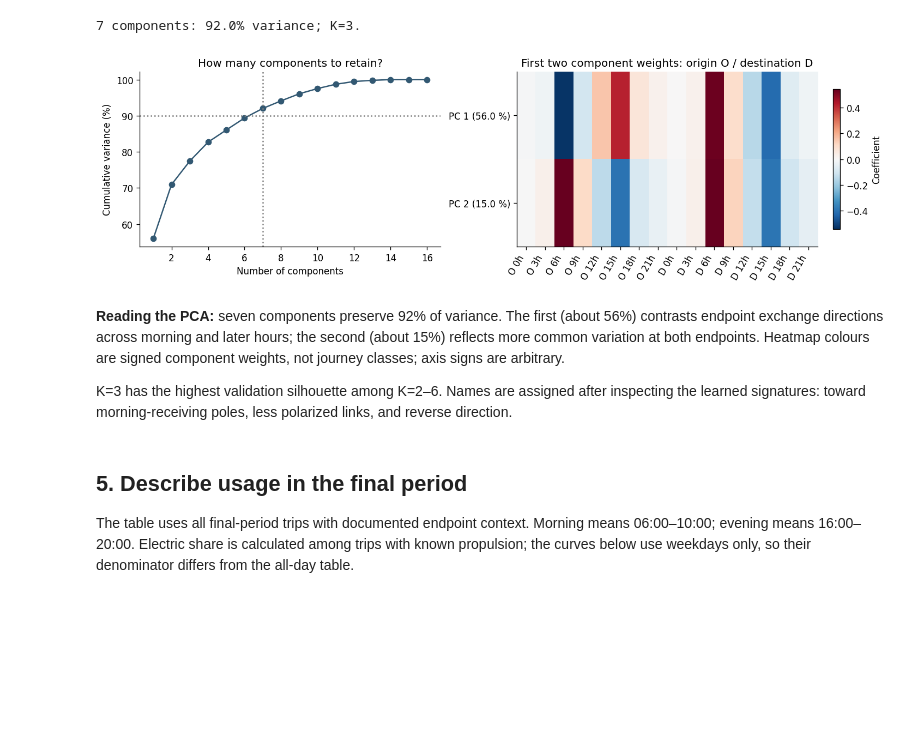
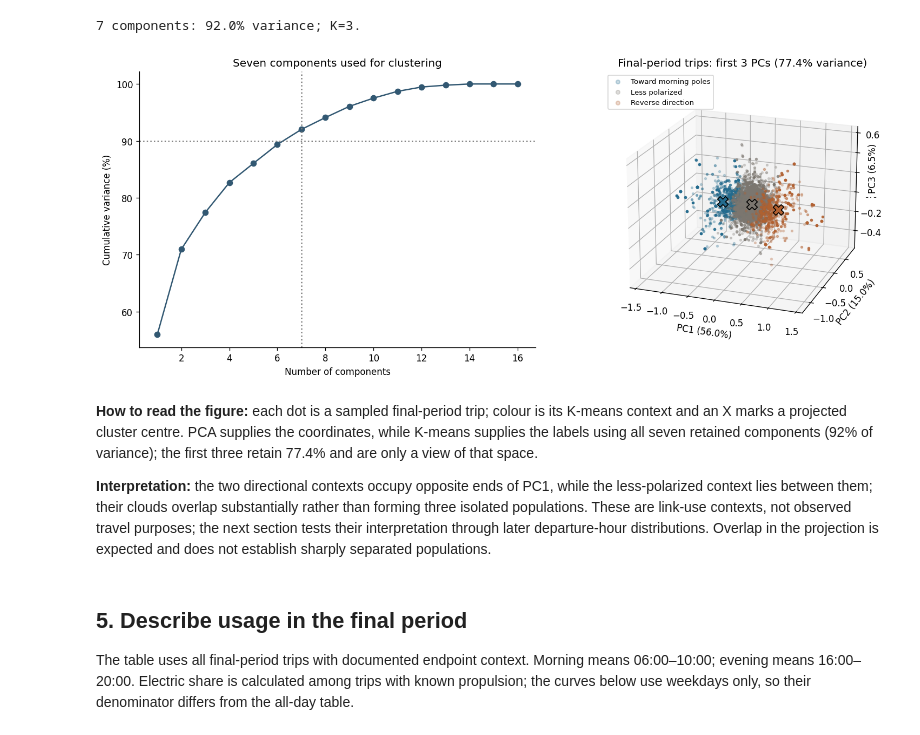
Before and after one commit to Wolf-IV/FML_Challenge_IMT_Forked, a Jupyter notebook: zaka/profils_trajets_3_2A.ipynb, the cells around one changed output. Saved outputs shown, nothing was run; the diff lists cells and outputs as text; code cells hidden in the pictures; blank space fills up the shorter version.

Commit message:
Visualize trip-link contexts in three PCA dimensions

```diff
--- a/zaka/profils_trajets_3_2A.ipynb
+++ b/zaka/profils_trajets_3_2A.ipynb
@@ -399,25 +401,45 @@ print(f'{flow_n_axes} components: {100*flow_pca.explained_variance_ratio_[:flow_
 | 6 | 0.179 | 4.830 |
 7 components: 92.0% variance; K=3.
 # %%
-fig,axes=plt.subplots(1,2,figsize=(12,3.5),layout='constrained')
-axes[0].plot(np.arange(1,17),100*flow_pca.explained_variance_ratio_.cumsum(),'o-',color='#325872')
-axes[0].axhline(90,color='grey',ls=':')
-axes[0].axvline(flow_n_axes,color='grey',ls=':')
-axes[0].set(xlabel='Number of components',ylabel='Cumulative variance (%)',title='How many components to retain?')
-loadings=flow_pca.components_[:2]
-bound=np.abs(loadings).max()
-im=axes[1].imshow(loadings,aspect='auto',cmap='RdBu_r',vmin=-bound,vmax=bound)
-axes[1].set_xticks(range(16),[f'O {3*i}h'for i in range(8)]+[f'D {3*i}h'for i in range(8)],rotation=60,ha='right')
-axes[1].set_yticks([0,1],[f'PC {i+1} ({100*flow_pca.explained_variance_ratio_[i]:.1f} %)'for i in range(2)])
-axes[1].set_title('First two component weights: origin O / destination D')
-fig.colorbar(im,ax=axes[1],label='Coefficient',shrink=.8)
+plot_indices = np.random.default_rng(42).choice(
+    flow_pools['test'], min(9000, len(flow_pools['test'])), replace=False)
+plot_labels = flow_trips.iloc[plot_indices].context_profile.to_numpy()
+profile_names = {1: 'Toward morning poles', 2: 'Less polarized', 3: 'Reverse direction'}
+profile_colors = {1: '#236b8e', 2: '#7b766f', 3: '#b26131'}
+variance = 100 * flow_pca.explained_variance_ratio_
+
+fig = plt.figure(figsize=(13, 5), layout='constrained')
+ax = fig.add_subplot(1, 2, 1)
+ax.plot(np.arange(1, 17), variance.cumsum(), 'o-', color='#325872')
+ax.axhline(90, color='grey', linestyle=':')
+ax.axvline(flow_n_axes, color='grey', linestyle=':')
+ax.set(xlabel='Number of components', ylabel='Cumulative variance (%)',
+       title='Seven components used for clustering')
+
+ax3d = fig.add_subplot(1, 2, 2, projection='3d', computed_zorder=False)
+for profile, name in profile_names.items():
+    points = flow_scores_all[plot_indices[plot_labels == profile], :3]
+    ax3d.scatter(points[:, 0], points[:, 1], points[:, 2], s=5, alpha=.25,
+                 color=profile_colors[profile], label=name, depthshade=False, zorder=1)
+for raw_label, profile in flow_mapping.items():
+    centre = flow_model.cluster_centers_[raw_label, :3]
+    ax3d.scatter(*centre, marker='X', s=140, color=profile_colors[profile],
+                 edgecolors='black', linewidths=1, depthshade=False, zorder=10)
+ax3d.set(xlabel=f'PC1 ({variance[0]:.1f}%)', ylabel=f'PC2 ({variance[1]:.1f}%)',
+         zlabel='',
+         title=f'Final-period trips: first 3 PCs ({variance[:3].sum():.1f}% variance)')
+ax3d.text2D(.99, .65, f'PC3 ({variance[2]:.1f}%)', transform=ax3d.transAxes,
+             rotation=90, ha='right', va='center', backgroundcolor='white')
+ax3d.yaxis.set_major_locator(plt.MaxNLocator(5))
+ax3d.view_init(elev=20, azim=-70)
+ax3d.legend(loc='upper left', fontsize=8, markerscale=2)
 plt.show()
 # %% [output]
-[figure, old version]
+[figure, new version]
 # %% [markdown]
-**Reading the PCA:** seven components preserve 92% of variance. The first (about 56%) contrasts endpoint exchange directions across morning and later hours; the second (about 15%) reflects more common variation at both endpoints. Heatmap colours are signed component weights, not journey classes; axis signs are arbitrary.
+**How to read the figure:** each dot is a sampled final-period trip; colour is its K-means context and an X marks a projected cluster centre. PCA supplies the coordinates, while K-means supplies the labels using all seven retained components (92% of variance); the first three retain 77.4% and are only a view of that space.
 
-K=3 has the highest validation silhouette among K=2–6. Names are assigned after inspecting the learned signatures: toward morning-receiving poles, less polarized links, and reverse direction.
+**Interpretation:** the two directional contexts occupy opposite ends of PC1, while the less-polarized context lies between them; their clouds overlap substantially rather than forming three isolated populations. These are link-use contexts, not observed travel purposes; the next section tests their interpretation through later departure-hour distributions. Overlap in the projection is expected and does not establish sharply separated populations.
 # %% [markdown]
 ## 5. Describe usage in the final period
 
```
Also changed, not shown: parts of 1 cell of this notebook.
